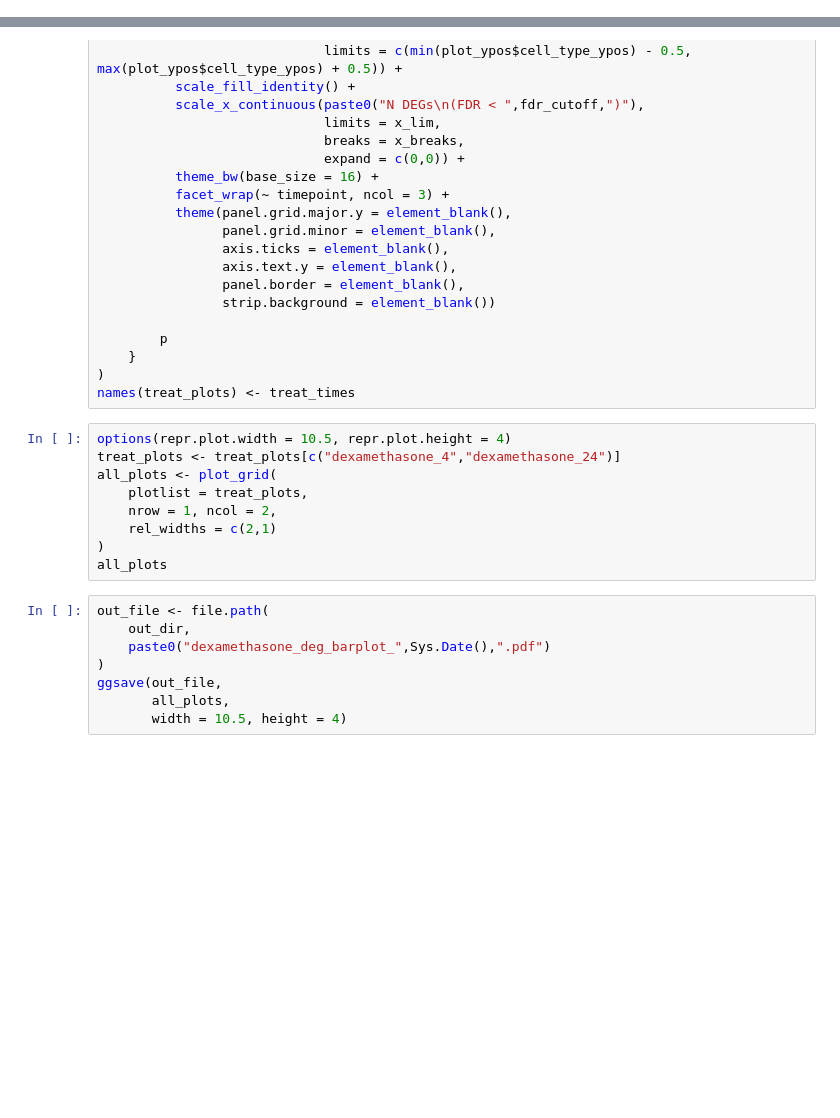
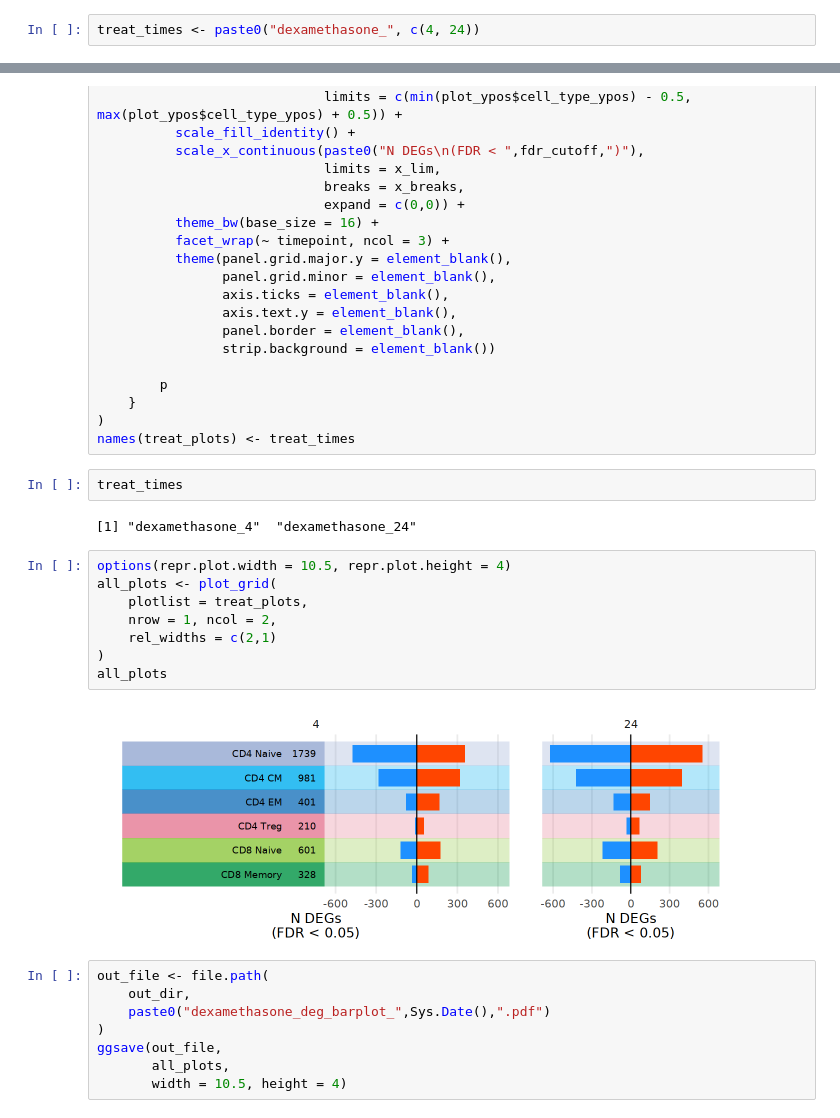
Before and after one commit to aifimmunology/repro-vrd-tea-seq, a Jupyter notebook: figures/Fig-6_dex_overview.ipynb, the cells around one changed output, grey strips where cells are left out. Saved outputs shown, nothing was run; the diff lists cells and outputs as text; blank space fills up the shorter version.

Commit message:
adding Figure 6 notebook

```diff
--- a/figures/Fig-6_dex_overview.ipynb
+++ b/figures/Fig-6_dex_overview.ipynb
@@ -125,6 +154,8 @@ write.csv(
     quote = FALSE,
     row.names = FALSE
 )
+# %%
+treat_times <- paste0("dexamethasone_", c(4, 24))
 # %%
 options(repr.plot.width = 12, repr.plot.height = 4)
 treat_plots <- map(
@@ -215,15 +246,20 @@ treat_plots <- map(
     }
 )
 names(treat_plots) <- treat_times
+# %%
+treat_times
+# %% [output]
+[1] "dexamethasone_4"  "dexamethasone_24"
 # %%
 options(repr.plot.width = 10.5, repr.plot.height = 4)
-treat_plots <- treat_plots[c("dexamethasone_4","dexamethasone_24")]
 all_plots <- plot_grid(
     plotlist = treat_plots,
     nrow = 1, ncol = 2,
     rel_widths = c(2,1)
 )
 all_plots
+# %% [output]
+[figure, added]
 # %%
 out_file <- file.path(
     out_dir,
```
Also changed, not shown: parts of 64 cells of this notebook.
